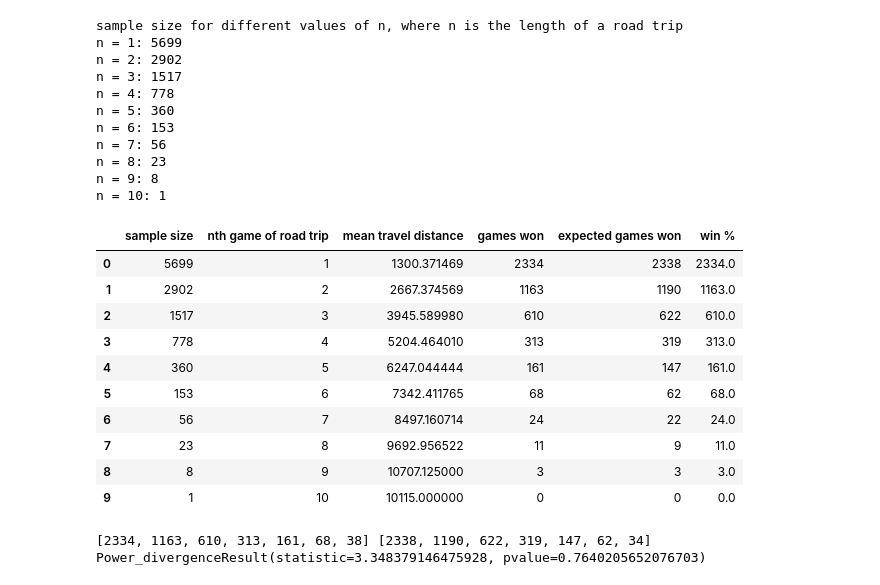
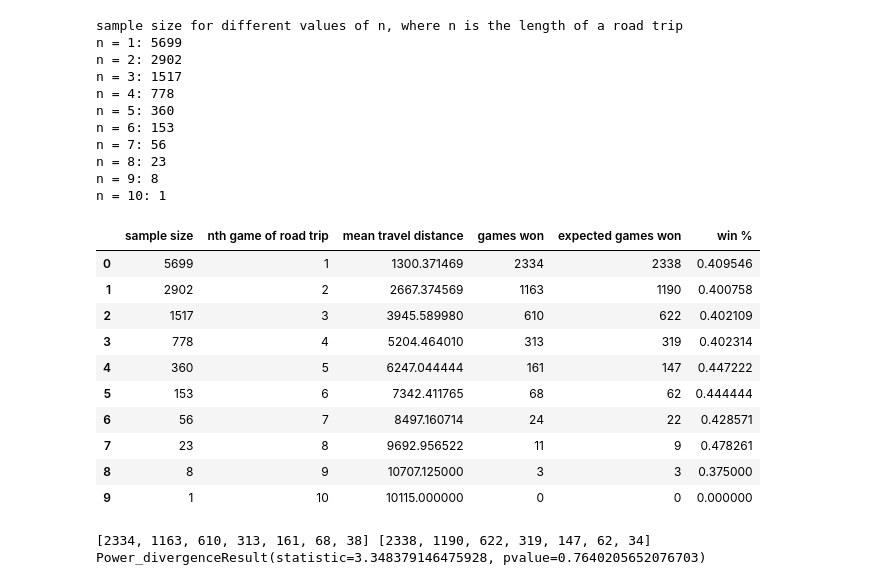
Before and after one commit to joshblecherman/Does-The-Length-of-a-Roadtrip-affect-winning-in-the-NBA-, a Jupyter notebook: travelling v winning.ipynb, the cells around one changed output. Drawn from its saved outputs; the diff is of its cells as text; code cells hidden in the pictures.

```diff
--- a/travelling v winning.ipynb
+++ b/travelling v winning.ipynb
@@ -246,44 +246,44 @@ n = 10: 1
 # We have to figure out a way to bin this data
 # It makes the most sense to do bins of 1, 2, 3, 4, 5, 6 and > 6 so each bin is sufficiently large
 
 AWAY_WIN_PERCENTAGE = 1 - home_win_percentage
 
 data_dict = {
     "sample size": [],
     "nth game of road trip": [],
     "mean travel distance" : [],
     "games won" : [],
     "expected games won" : [], # if winning is independent of the length of road trip, how many games should be won?
     "win %" : []
 }
 for i in range(1, 11):
     data = complete_data[complete_data['n_game_road_trip'] == i]
     games_won = int(data['win?'].sum())
     size = data.shape[0]
-    winpercentage = games_won / i_size
+    winpercentage = games_won / size
     mean_traveldist = data["cumulative_distance"].mean()
     data_dict["sample size"].append(size)
     data_dict["win %"].append(winpercentage)
     data_dict["nth game of road trip"].append(i)
     data_dict["mean travel distance"].append(mean_traveldist)
     data_dict["games won"].append(games_won)
     data_dict["expected games won"].append(int(size * AWAY_WIN_PERCENTAGE))
 
 wins_vs_roadtrip = pd.DataFrame.from_dict(data_dict)
 
 display(wins_vs_roadtrip)
 # %% [output]
 |  | sample size | nth game of road trip | mean travel distance | games won | expected games won | win % |
-| 0 | 5699 | 1 | 1300.371469 | 2334 | 2338 | 2334.0 |
-| 1 | 2902 | 2 | 2667.374569 | 1163 | 1190 | 1163.0 |
-| 2 | 1517 | 3 | 3945.589980 | 610 | 622 | 610.0 |
-| 3 | 778 | 4 | 5204.464010 | 313 | 319 | 313.0 |
-| 4 | 360 | 5 | 6247.044444 | 161 | 147 | 161.0 |
-| 5 | 153 | 6 | 7342.411765 | 68 | 62 | 68.0 |
-| 6 | 56 | 7 | 8497.160714 | 24 | 22 | 24.0 |
-| 7 | 23 | 8 | 9692.956522 | 11 | 9 | 11.0 |
-| 8 | 8 | 9 | 10707.125000 | 3 | 3 | 3.0 |
-| 9 | 1 | 10 | 10115.000000 | 0 | 0 | 0.0 |
+| 0 | 5699 | 1 | 1300.371469 | 2334 | 2338 | 0.409546 |
+| 1 | 2902 | 2 | 2667.374569 | 1163 | 1190 | 0.400758 |
+| 2 | 1517 | 3 | 3945.589980 | 610 | 622 | 0.402109 |
+| 3 | 778 | 4 | 5204.464010 | 313 | 319 | 0.402314 |
+| 4 | 360 | 5 | 6247.044444 | 161 | 147 | 0.447222 |
+| 5 | 153 | 6 | 7342.411765 | 68 | 62 | 0.444444 |
+| 6 | 56 | 7 | 8497.160714 | 24 | 22 | 0.428571 |
+| 7 | 23 | 8 | 9692.956522 | 11 | 9 | 0.478261 |
+| 8 | 8 | 9 | 10707.125000 | 3 | 3 | 0.375000 |
+| 9 | 1 | 10 | 10115.000000 | 0 | 0 | 0.000000 |
 # %%
 # is this data significant?
 
```
